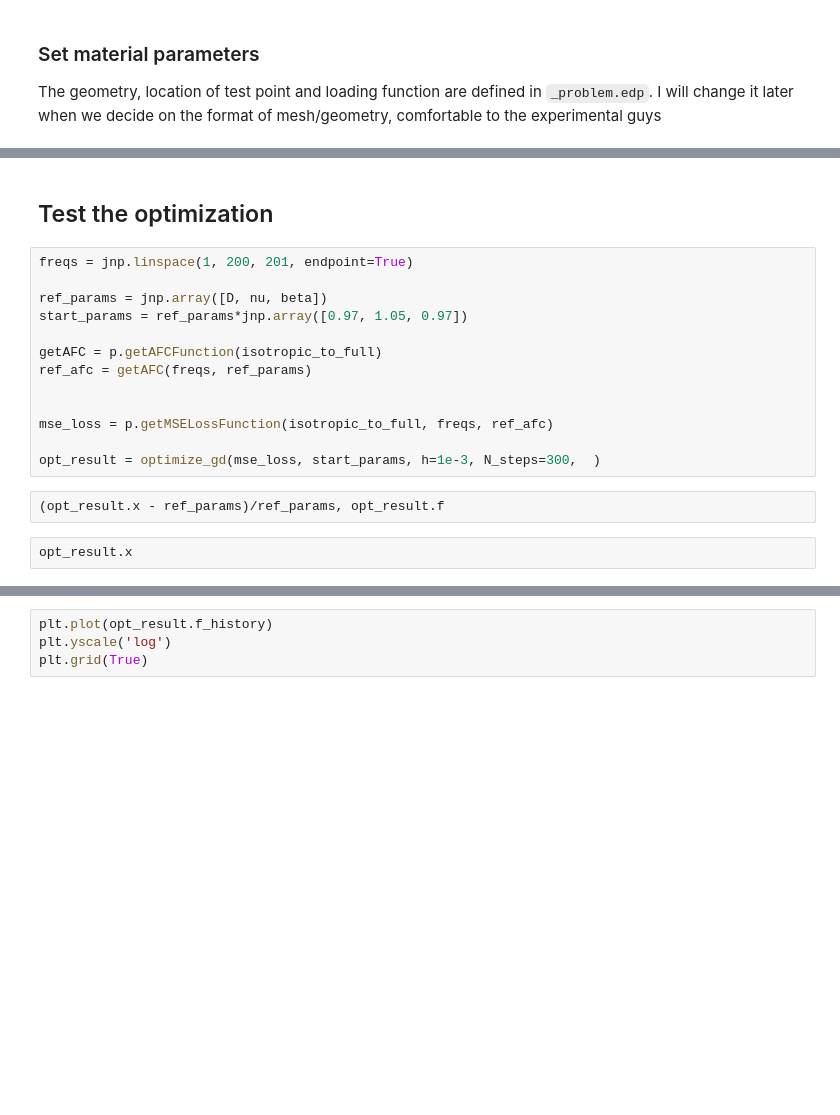
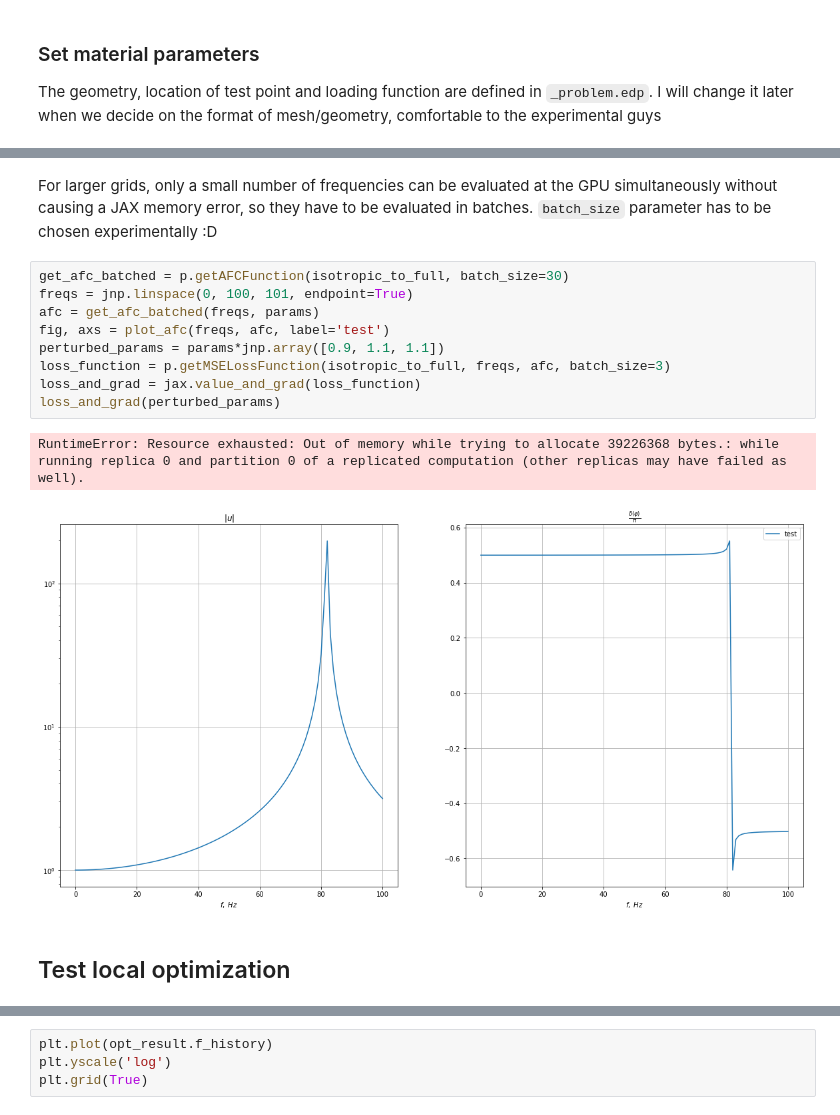
Before and after one commit to Sageblatt/plate_inverse_problem, a Jupyter notebook: examples/Demo.ipynb, the cells around one changed output, grey strips where cells are left out. Drawn from its saved outputs; the diff is of its cells as text; blank space fills up the shorter version.

````diff
--- a/examples/Demo.ipynb
+++ b/examples/Demo.ipynb
@@ -75,19 +46,16 @@ loss_and_grad(other_params)
+# %% [markdown]
+For larger grids, only a small number of frequencies can be evaluated at the GPU simultaneously without causing a JAX memory error, so they have to be evaluated in batches. ```batch_size``` parameter has to be chosen experimentally :D
+# %%
+get_afc_batched = p.getAFCFunction(isotropic_to_full, batch_size=30)
+freqs = jnp.linspace(0, 100, 101, endpoint=True)
+afc = get_afc_batched(freqs, params)
+fig, axs = plot_afc(freqs, afc, label='test')
+perturbed_params = params*jnp.array([0.9, 1.1, 1.1])
+loss_function = p.getMSELossFunction(isotropic_to_full, freqs, afc, batch_size=3)
+loss_and_grad = jax.value_and_grad(loss_function)
+loss_and_grad(perturbed_params)
+# %% [output]
+RuntimeError: Resource exhausted: Out of memory while trying to allocate 39226368 bytes.: while running replica 0 and partition 0 of a replicated computation (other replicas may have failed as well).
+[figure, added]
 # %% [markdown]
-## Test the optimization
+## Test local optimization
-# %%
-freqs = jnp.linspace(1, 200, 201, endpoint=True)
-
-ref_params = jnp.array([D, nu, beta])
-start_params = ref_params*jnp.array([0.97, 1.05, 0.97])
-
-getAFC = p.getAFCFunction(isotropic_to_full)
-ref_afc = getAFC(freqs, ref_params)
-
-
-mse_loss = p.getMSELossFunction(isotropic_to_full, freqs, ref_afc)
-
-opt_result = optimize_gd(mse_loss, start_params, h=1e-3, N_steps=300,  )
-# %%
-(opt_result.x - ref_params)/ref_params, opt_result.f
-# %%
-opt_result.x
````
Also changed, not shown: parts of 21 cells of this notebook, 6 other files.
